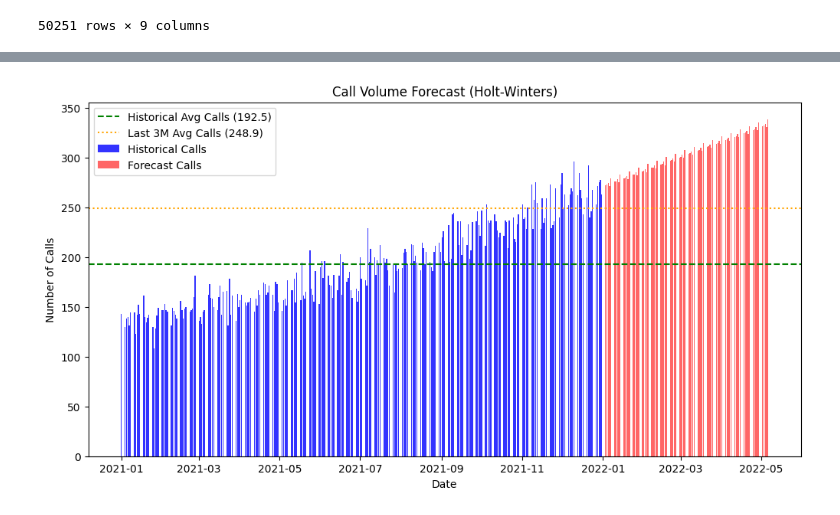
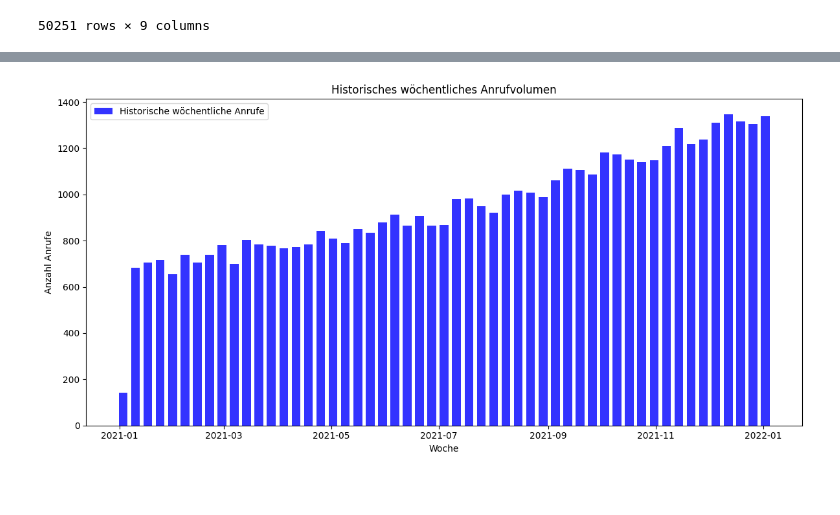
Before and after one commit to avtmarquardt-png/DPP_Callcenter, a Jupyter notebook: notebooks/02_Final_CC_Data.ipynb, the cells around one changed output, grey strips where cells are left out. Drawn from its saved outputs; the diff is of its cells as text; code cells hidden in the pictures; blank space fills up the shorter version.

```diff
--- a/notebooks/02_Final_CC_Data.ipynb
+++ b/notebooks/02_Final_CC_Data.ipynb
@@ -155,15 +173,20 @@ display(weekly_sl)
 | 2021-12-26 | 0.821456 | 82.145594 |
 | 2022-01-02 | 0.811053 | 81.105302 |
 # %%
-#Trend analysis of required agents based on forecasted service level and call volume
-# Predicted call volume based on historical averages for the next 90 days
-# Create bar chart for better visibility
+import os
+import matplotlib.pyplot as plt
+from statsmodels.tsa.holtwinters import ExponentialSmoothing
 
-# Tagesaggregation: Anzahl angenommener Anrufe pro Tag
-# Daily aggregation: number of answered calls per day (via call_started)
-forcast_days = 90
-week_days    = 5
+# --- Konfiguration ---
+#save_path = "../data/processed/"
+os.makedirs(save_path, exist_ok=True)
+bar_width = 5  # breitere Balken
 
+# --- Parameter ---
+forecast_days = 90
+week_days     = 5
+
+# --- Datenaufbereitung ---
 df["answered_within_60s"] = (df["wait_length"] <= 60).astype(int)
 agg = (
     df.groupby("date")
@@ -174,50 +197,69 @@ agg = (
     .reset_index()
 )
 
-# Time series with explicit frequency (Business Day)
+# Zeitreihen mit expliziter Frequenz (Werktage)
 ts_calls = agg.set_index('date')['total_calls'].asfreq('B')
 ts_sl = agg.set_index('date')['servicelevel'].asfreq('B') * 100  # in %
 
-# Fit Holt-Winters models
+# --- Prognose mit Holt-Winters ---
 model_calls = ExponentialSmoothing(ts_calls, trend="add", seasonal="add", seasonal_periods=week_days)
 fit_calls = model_calls.fit()
-forecast_calls = fit_calls.forecast(forcast_days)
+forecast_calls = fit_calls.forecast(forecast_days)
 
 model_sl = ExponentialSmoothing(ts_sl, trend="add", seasonal="add", seasonal_periods=week_days)
 fit_sl = model_sl.fit()
-forecast_sl = fit_sl.forecast(forcast_days)
+forecast_sl = fit_sl.forecast(forecast_days)
 
-# Calculate averages
+# --- Wöchentliche Resampling ---
+weekly_calls = ts_calls.resample("W").sum()
+weekly_forecast_calls = forecast_calls.resample("W").sum()
+
+weekly_sl = ts_sl.resample("W").mean()
+weekly_forecast_sl = forecast_sl.resample("W").mean()
+
+# --- Durchschnitte ---
 avg_calls = ts_calls.mean()
 last_3_months_avg = ts_calls.last('90D').mean()
+avg_sl = ts_sl.mean()
 
-# Print average servicelevel
-avg_sl = ts_sl.mean()
-print(f"Average calls in the last 3 months: {last_3_months_avg:.1f}")
-print(f"Average historical service level: {avg_sl:.1f}%")
+print(f"Durchschnittliche Anrufe der letzten 3 Monate: {last_3_months_avg:.1f}")
+print(f"Durchschnittlicher historischer Servicelevel: {avg_sl:.1f}%")
 
-# Visualization Calls
+# --- Historisches wöchentliches Anrufvolumen ---
 plt.figure(figsize=(12,6))
-plt.bar(ts_calls.index, ts_calls, label="Historical Calls", color="blue", alpha=0.8)
-plt.bar(forecast_calls.index, forecast_calls, label="Forecast Calls", color="red", alpha=0.6)
-plt.axhline(avg_calls, color="green", linestyle="--", label=f"Historical Avg Calls ({avg_calls:.1f})")
-plt.axhline(last_3_months_avg, color="orange", linestyle=":", label=f"Last 3M Avg Calls ({last_3_months_avg:.1f})")
-plt.title("Call Volume Forecast (Holt-Winters)")
-plt.xlabel("Date")
-plt.ylabel("Number of Calls")
+plt.bar(weekly_calls.index, weekly_calls, width=bar_width, color="blue", alpha=0.8, label="Historische wöchentliche Anrufe")
+plt.title("Historisches wöchentliches Anrufvolumen")
+plt.xlabel("Woche")
+plt.ylabel("Anzahl Anrufe")
 plt.legend()
-# plt.savefig("../data/processed/call_volume_forecast.png", dpi=300, bbox_inches="tight")
+plt.tight_layout()
+plt.savefig(f"{save_path}weekly_call_volume_historical.png", dpi=300)
 plt.show()
 
-# Visualization Service Level
+# --- Wöchentliche Anrufvolumen-Prognose ---
 plt.figure(figsize=(12,6))
-plt.bar(ts_sl.index, ts_sl, label="Historical SL", color="blue", alpha=0.8)
-plt.bar(forecast_sl.index, forecast_sl, label="Forecast SL", color="red", alpha=0.6)
-plt.axhline(90, color="green", linestyle="--", label="Target SL 90%")
-plt.title("Service Level Forecast (Holt-Winters)")
-plt.xlabel("Date")
-plt.ylabel("Service Level (%)")
+plt.bar(weekly_calls.index, weekly_calls, width=bar_width, color="blue", alpha=0.8, label="Historische wöchentliche Anrufe")
+plt.bar(weekly_forecast_calls.index, weekly_forecast_calls, width=bar_width, color="red", alpha=0.6, label="Prognose wöchentliche Anrufe")
+plt.axhline(avg_calls*5, color="green", linestyle="--", label=f"Durchschnitt Historisch ({avg_calls:.1f} x5)")
+plt.axhline(last_3_months_avg*5, color="orange", linestyle=":", label=f"Durchschnitt letzte 3M ({last_3_months_avg:.1f} x5)")
+plt.title("Wöchentliche Anrufvolumen-Prognose (Holt-Winters)")
+plt.xlabel("Woche")
+plt.ylabel("Anzahl Anrufe")
 plt.legend()
-# plt.savefig("../data/processed/servicelevel_forecast.png", dpi=300, bbox_inches="tight")
+plt.tight_layout()
+plt.savefig(f"{save_path}weekly_call_volume_forecast.png", dpi=300)
 plt.show()
+
+# --- Wöchentliche Servicelevel-Prognose ---
+plt.figure(figsize=(12,6))
+plt.bar(weekly_sl.index, weekly_sl, width=bar_width, color="blue", alpha=0.8, label="Historischer Servicelevel")
+plt.bar(weekly_forecast_sl.index, weekly_forecast_sl, width=bar_width, color="red", alpha=0.6, label="Prognose Servicelevel")
+plt.axhline(90, color="green", linestyle="--", label="Ziel SL 90%")
+plt.title("Wöchentliche Servicelevel-Prognose (Holt-Winters)")
+plt.xlabel("Woche")
+plt.ylabel("Servicelevel (%)")
+plt.legend()
+plt.tight_layout()
+plt.savefig(f"{save_path}weekly_servicelevel_forecast.png", dpi=300)
+plt.show()
 # %% [output]
@@ -226 +268 @@ Average historical service level: 92.7%
-[figure, old version]
+[figure, new version]
```
Also changed, not shown: parts of 5 cells of this notebook, 1 other file.
